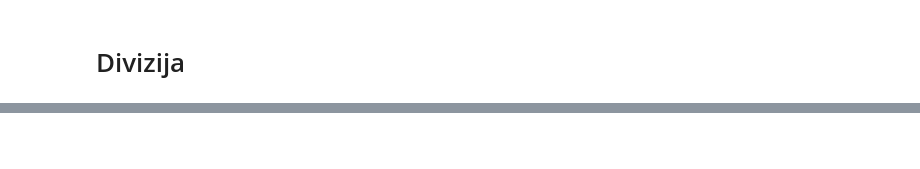
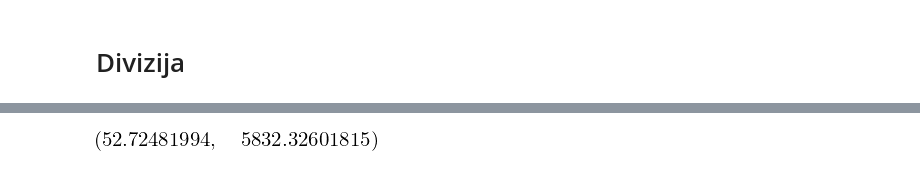
Before and after one commit to DavorPenzar/diplomski, a Jupyter notebook: code/Divizija.ipynb, the cells around one changed output, grey strips where cells are left out. Cells and saved outputs as stored; diff of their text form; code cells hidden in the pictures; blank space fills up the shorter version.

```diff
--- a/code/Divizija.ipynb
+++ b/code/Divizija.ipynb
@@ -88,0 +65,8 @@ del j
+# %%
+df = pd.read_csv(
+    'data/triangles/ab.tsv',
+    sep = "\t",
+    header = None,
+    index_col = None,
+    names = ['x0', 'y0', 'x1', 'y1', 'x2', 'y2', 'l0']
+)
@@ -88,0 +88,4 @@ del j
+# %%
+(df.l0.min(), df.l0.max())
+# %% [output]
+[figure, added]
```
Also changed, not shown: parts of 22 cells of this notebook, 3 other files.
